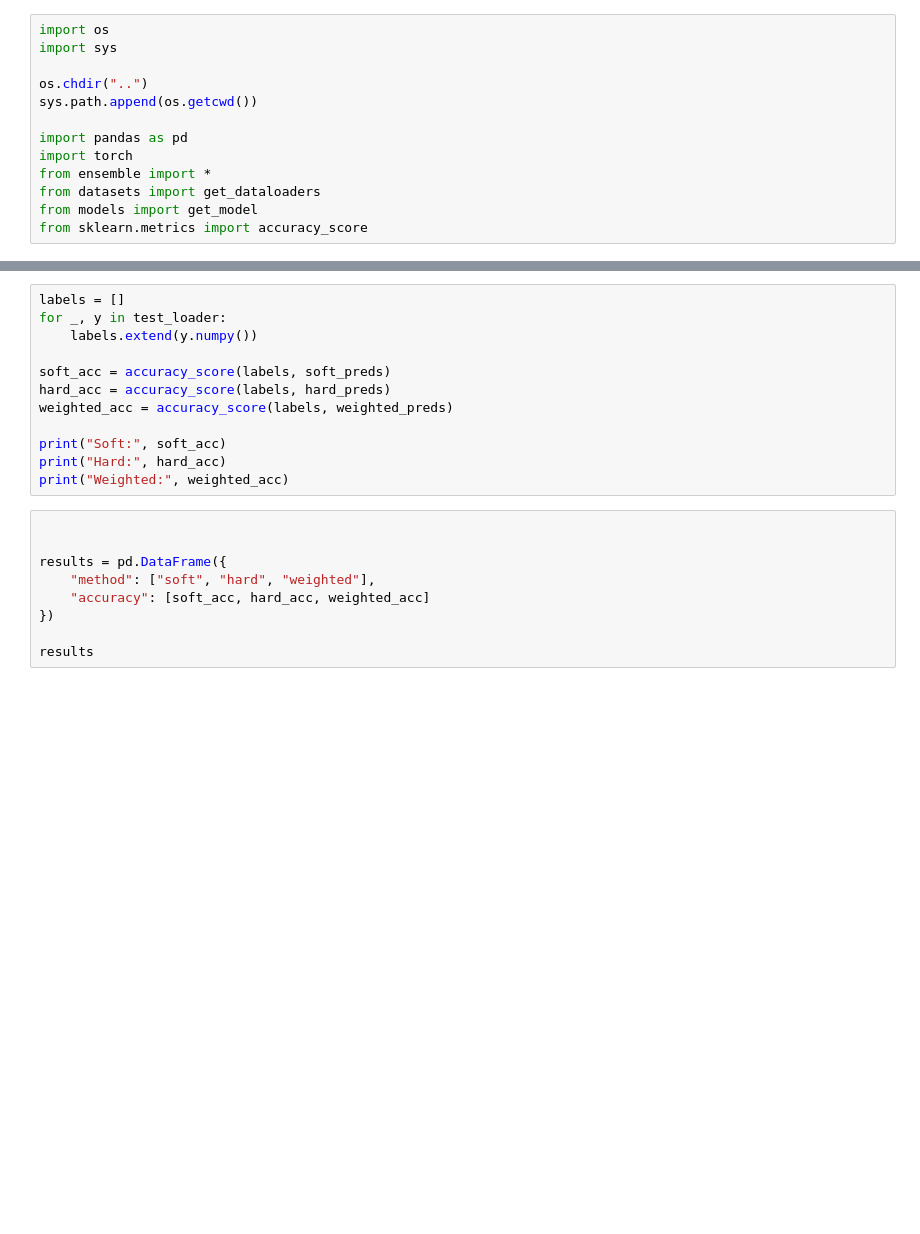
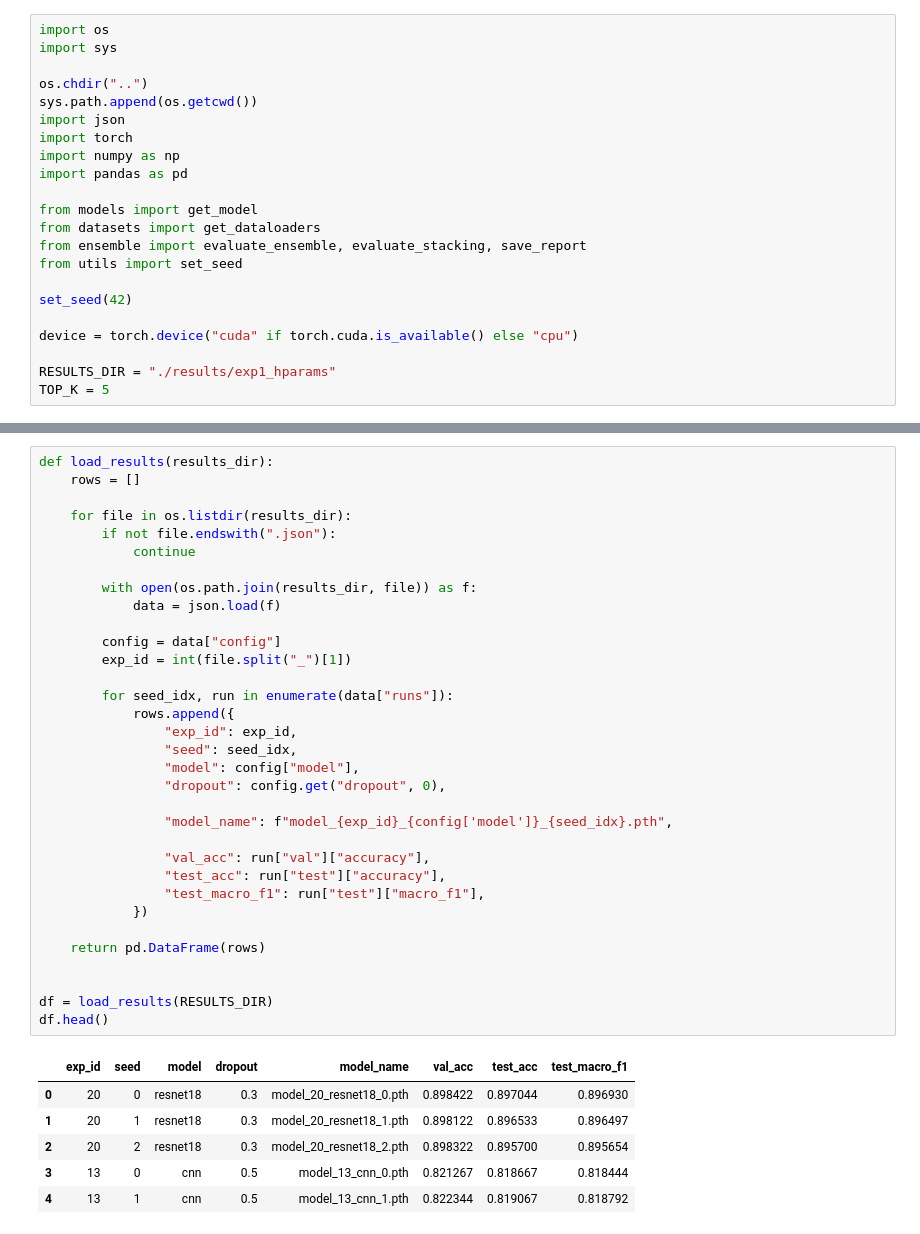
Before and after one commit to Michael-Pytel/convolutional-neural-networks, a Jupyter notebook: notebooks/ensembles.ipynb, the cells around one changed output, grey strips where cells are left out. Drawn from its saved outputs; the diff is of its cells as text; blank space fills up the shorter version.

```diff
--- a/notebooks/ensembles.ipynb
+++ b/notebooks/ensembles.ipynb
@@ -4,10 +4,19 @@ import sys
 
 os.chdir("..")
 sys.path.append(os.getcwd())
+import json
+import torch
+import numpy as np
+import pandas as pd
 
-import pandas as pd
-import torch
-from ensemble import *
+from models import get_model
 from datasets import get_dataloaders
-from models import get_model
-from sklearn.metrics import accuracy_score
+from ensemble import evaluate_ensemble, evaluate_stacking, save_report
+from utils import set_seed
+
+set_seed(42)
+
+device = torch.device("cuda" if torch.cuda.is_available() else "cpu")
+
+RESULTS_DIR = "./results/exp1_hparams"
+TOP_K = 5
@@ -40,21 +23,40 @@ weighted_preds = weighted_soft_voting_cached(probs, weights)
-# %%
-labels = []
-for _, y in test_loader:
-    labels.extend(y.numpy())
-
-soft_acc = accuracy_score(labels, soft_preds)
-hard_acc = accuracy_score(labels, hard_preds)
-weighted_acc = accuracy_score(labels, weighted_preds)
-
-print("Soft:", soft_acc)
-print("Hard:", hard_acc)
-print("Weighted:", weighted_acc)
-# %%
-
-
-results = pd.DataFrame({
-    "method": ["soft", "hard", "weighted"],
-    "accuracy": [soft_acc, hard_acc, weighted_acc]
-})
-
-results
+# %%
+def load_results(results_dir):
+    rows = []
+
+    for file in os.listdir(results_dir):
+        if not file.endswith(".json"):
+            continue
+
+        with open(os.path.join(results_dir, file)) as f:
+            data = json.load(f)
+
+        config = data["config"]
+        exp_id = int(file.split("_")[1])
+
+        for seed_idx, run in enumerate(data["runs"]):
+            rows.append({
+                "exp_id": exp_id,
+                "seed": seed_idx,
+                "model": config["model"],
+                "dropout": config.get("dropout", 0),
+
+                "model_name": f"model_{exp_id}_{config['model']}_{seed_idx}.pth",
+
+                "val_acc": run["val"]["accuracy"],
+                "test_acc": run["test"]["accuracy"],
+                "test_macro_f1": run["test"]["macro_f1"],
+            })
+
+    return pd.DataFrame(rows)
+
+
+df = load_results(RESULTS_DIR)
+df.head()
+# %% [output]
+|  | exp_id | seed | model | dropout | model_name | val_acc | test_acc | test_macro_f1 |
+| 0 | 20 | 0 | resnet18 | 0.3 | model_20_resnet18_0.pth | 0.898422 | 0.897044 | 0.896930 |
+| 1 | 20 | 1 | resnet18 | 0.3 | model_20_resnet18_1.pth | 0.898122 | 0.896533 | 0.896497 |
+| 2 | 20 | 2 | resnet18 | 0.3 | model_20_resnet18_2.pth | 0.898322 | 0.895700 | 0.895654 |
+| 3 | 13 | 0 | cnn | 0.5 | model_13_cnn_0.pth | 0.821267 | 0.818667 | 0.818444 |
+| 4 | 13 | 1 | cnn | 0.5 | model_13_cnn_1.pth | 0.822344 | 0.819067 | 0.818792 |
```
Also changed, not shown: parts of 14 cells of this notebook, 22 other files.
